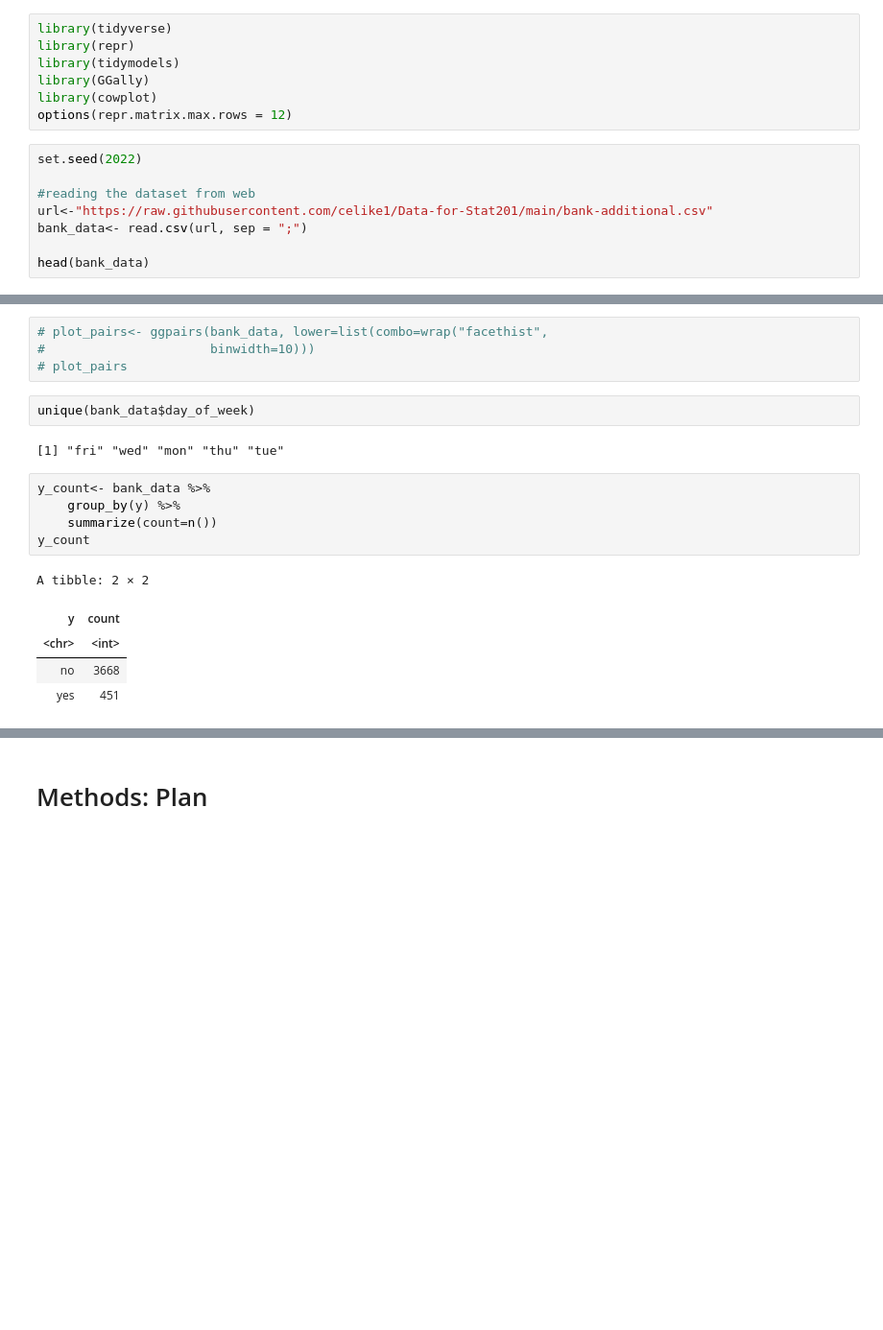
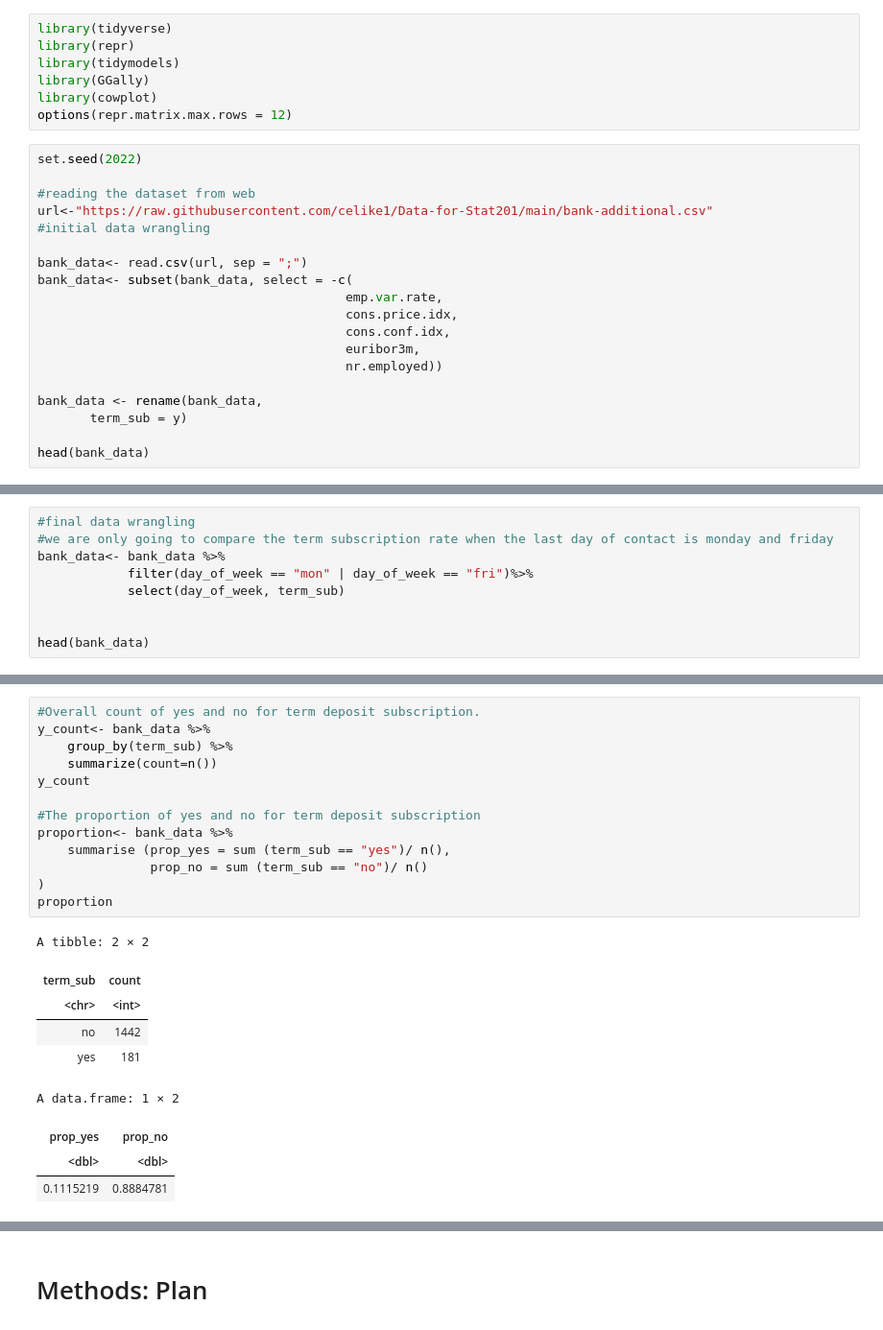
Before and after one commit to celike1/STAT201-Project, a Jupyter notebook: eda.ipynb, the cells around one changed output, grey strips where cells are left out. Shown: that part at 96% size. Saved outputs shown, nothing was run; the diff lists cells and outputs as text; blank space fills up the shorter version.

```diff
--- a/eda.ipynb
+++ b/eda.ipynb
@@ -16,7 +16,18 @@ set.seed(2022)
 
 #reading the dataset from web
 url<-"https://raw.githubusercontent.com/celike1/Data-for-Stat201/main/bank-additional.csv"
+#initial data wrangling
+
 bank_data<- read.csv(url, sep = ";")
+bank_data<- subset(bank_data, select = -c(
+                                         emp.var.rate,
+                                         cons.price.idx,
+                                         cons.conf.idx,
+                                         euribor3m,
+                                         nr.employed))
+
+bank_data <- rename(bank_data,
+       term_sub = y)
 
 head(bank_data)
 # %% [output]
@@ -29,3 +40,12 @@ A data.frame: 6 × 21
 | 4 | 38 | services | married | basic.9y | no | unknown | unknown | telephone | jun | fri | ... |
 | 5 | 47 | admin. | married | university.degree | no | yes | no | cellular | nov | mon | ... |
 | 6 | 32 | services | single | university.degree | no | no | no | cellular | sep | thu | ... |
+# %%
+#final data wrangling
+#we are only going to compare the term subscription rate when the last day of contact is monday and friday
+bank_data<- bank_data %>%
+            filter(day_of_week == "mon" | day_of_week == "fri")%>%
+            select(day_of_week, term_sub)
+
+
+head(bank_data)
@@ -37,19 +69,23 @@ sum(is.na(bank_data$y))
-# %%
-# plot_pairs<- ggpairs(bank_data, lower=list(combo=wrap("facethist",
-#                      binwidth=10)))
-# plot_pairs
-# %%
-unique(bank_data$day_of_week)
-# %% [output]
-[1] "fri" "wed" "mon" "thu" "tue"
 # %%
+#Overall count of yes and no for term deposit subscription.
 y_count<- bank_data %>%
-    group_by(y) %>%
+    group_by(term_sub) %>%
     summarize(count=n())
 y_count
+
+#The proportion of yes and no for term deposit subscription
+proportion<- bank_data %>%
+    summarise (prop_yes = sum (term_sub == "yes")/ n(),
+               prop_no = sum (term_sub == "no")/ n()
+)
+proportion
 # %% [output]
 A tibble: 2 × 2
-| y | count |
+| term_sub | count |
 | <chr> | <int> |
-| no | 3668 |
-| yes | 451 |
+| no | 1442 |
+| yes | 181 |
+A data.frame: 1 × 2
+| prop_yes | prop_no |
+| <dbl> | <dbl> |
+| 0.1115219 | 0.8884781 |
```
Also changed, not shown: parts of 10 cells of this notebook.
